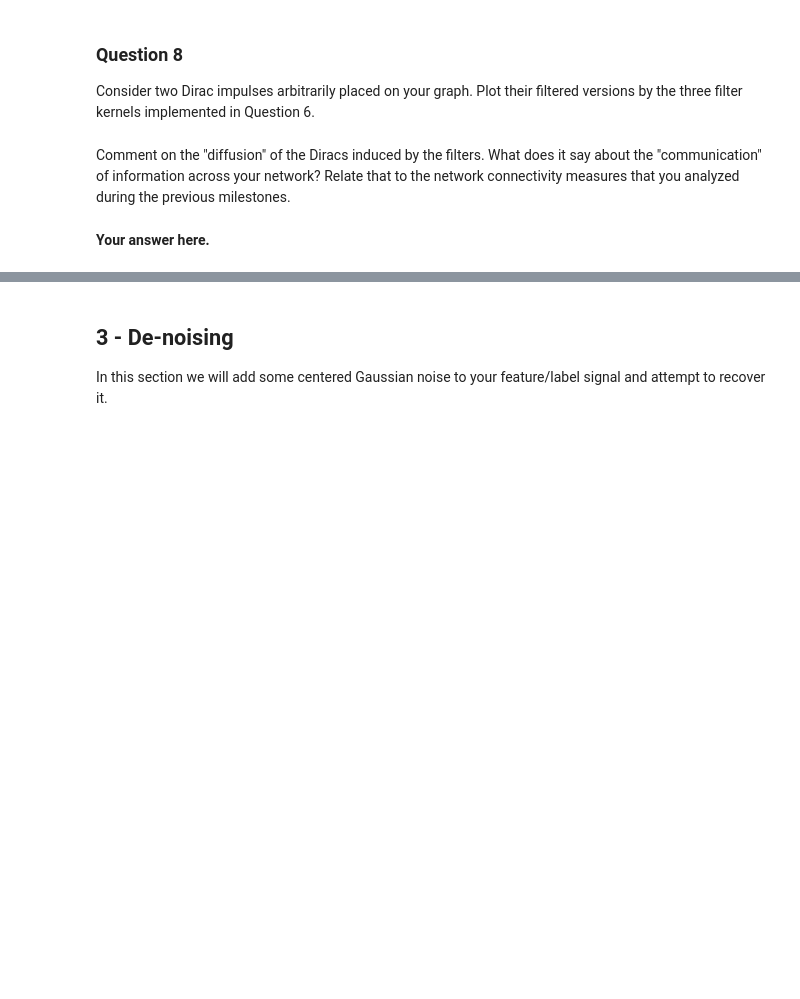
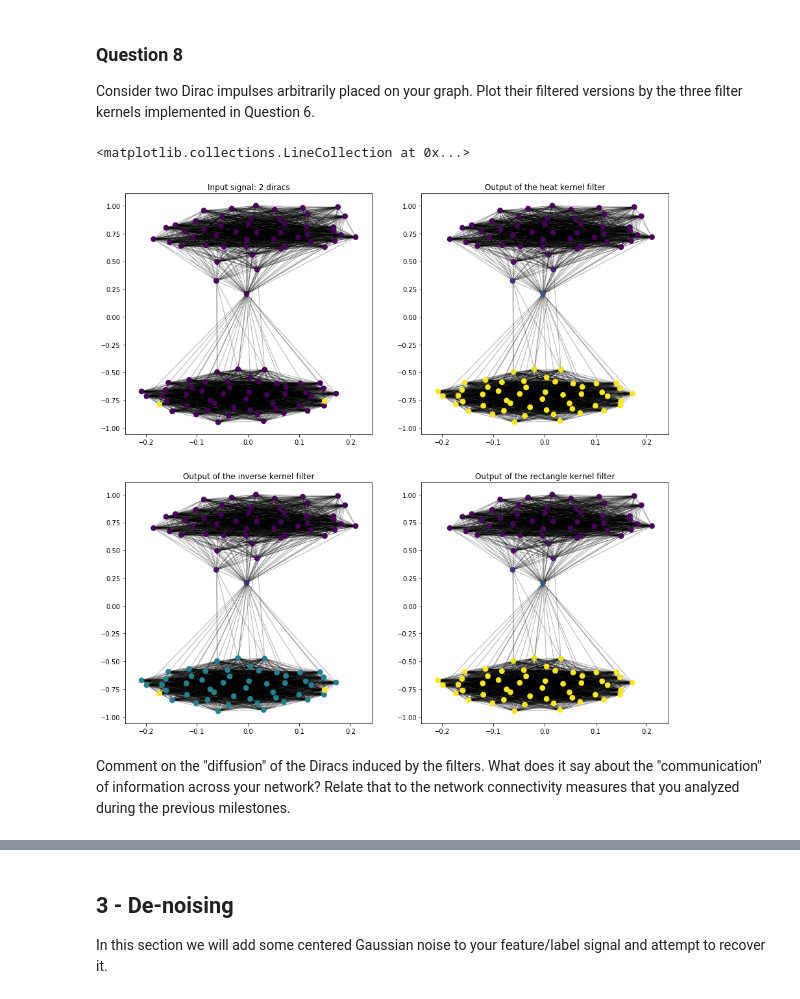
Before and after one commit to AgentAGadge/ntds_2018, a Jupyter notebook: milestones/4_graph_signal_processing.ipynb, the cells around one changed output, grey strips where cells are left out. Drawn from its saved outputs; the diff is of its cells as text; code cells hidden in the pictures; blank space fills up the shorter version.

```diff
--- a/milestones/4_graph_signal_processing.ipynb
+++ b/milestones/4_graph_signal_processing.ipynb
@@ -262,7 +243,7 @@ def graph_filter(x, kernel, **kwargs):
 
 Plot all three filter kernels in the spectral domain. Remember to properly name the axes and title the plots. Choose filter parameters that best approximate the behavior of the GFT of your feature/label signal (as seen in Question 4).
 # %%
-t_heat = 1
+t_heat = 0.3
 
 plt.figure(figsize= (15,5))
 plt.subplot(131)
@@ -271,7 +252,7 @@ plt.ylabel('Absolute value of heat kernel spectrum')
 plt.xlabel('Eigenvalue index')
 plt.title("Heat kernel filter in the spectral domain")
 
-t_inv = 1
+t_inv = 0.5
 
 plt.subplot(132)
 plt.plot(np.abs(inverse_kernel(e,t_inv)))
@@ -299,4 +278,36 @@ Consider two Dirac impulses arbitrarily placed on your graph. Plot their filtere
+# %%
+# Generate two diracs
+#dirac_loc = np.random.randint(0,high=100,size=2)
+dirac_loc = [64,84] #To get the same results each time, we fix the locations of the diracs
+f_in = np.zeros(100)
+f_in[dirac_loc] = 1
+
+#Filter the input signal
+f_heat = graph_filter(f_in,heat_kernel,e=e,t=t_heat)
+f_inv = graph_filter(f_in,inverse_kernel,e=e,t=t_inv)
+f_rect = graph_filter(f_in,rectangle_kernel,e=e,l_min=l_min_rect, l_max=l_max_rect)
+
+
+#Plot
+plt.figure(figsize= (15,15))
+plt.subplot(221)
+plt.title("Input signal: 2 diracs")
+nx.draw_networkx_nodes(graph, coords, node_size=60, node_color=f_in)
+nx.draw_networkx_edges(graph, coords, alpha=0.3)
+plt.subplot(222)
+plt.title("Output of the heat kernel filter")
+nx.draw_networkx_nodes(graph, coords, node_size=60, node_color=f_heat)
+nx.draw_networkx_edges(graph, coords, alpha=0.3)
+plt.subplot(223)
+plt.title("Output of the inverse kernel filter")
+nx.draw_networkx_nodes(graph, coords, node_size=60, node_color=f_inv)
+nx.draw_networkx_edges(graph, coords, alpha=0.3)
+plt.subplot(224)
+plt.title("Output of the rectangle kernel filter")
+nx.draw_networkx_nodes(graph, coords, node_size=60, node_color=f_rect)
+nx.draw_networkx_edges(graph, coords, alpha=0.3)
+# %% [output]
+<matplotlib.collections.LineCollection at 0x...>
+[figure, added]
 # %% [markdown]
 Comment on the "diffusion" of the Diracs induced by the filters. What does it say about the "communication" of information across your network? Relate that to the network connectivity measures that you analyzed during the previous milestones.
-# %% [markdown]
-**Your answer here.**
```
Also changed, not shown: parts of 9 cells of this notebook, 1 other file.
